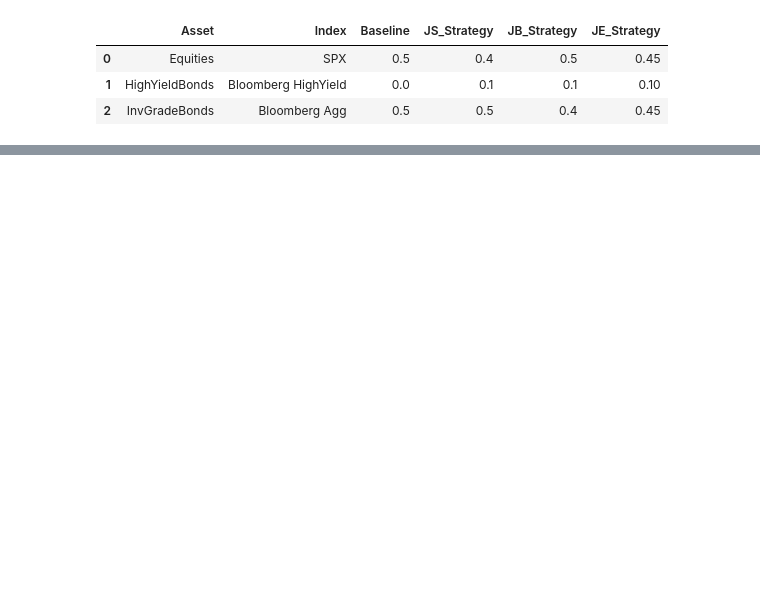
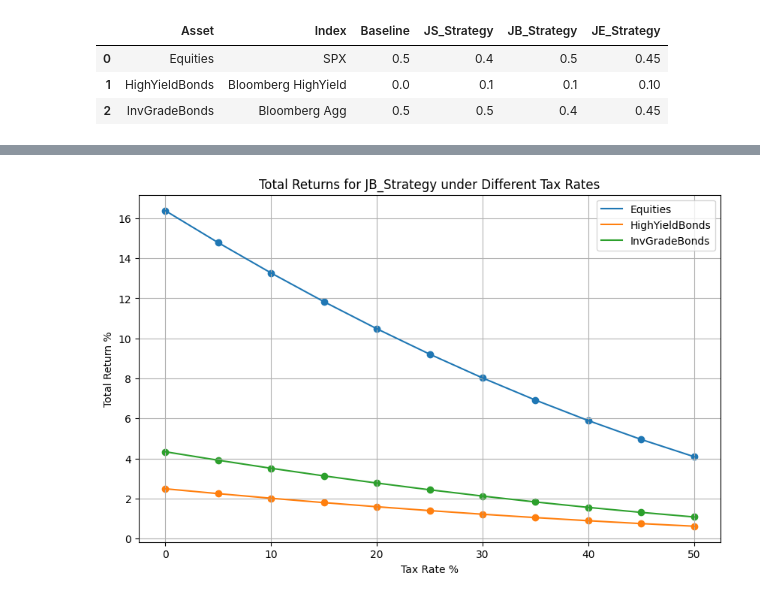
Before and after one commit to XiaozheZhangLehigh/Evaluating-the-Role-of-High-Yield-Bonds, a Jupyter notebook: tax_consideration.ipynb, the cells around one changed output, grey strips where cells are left out. Saved outputs shown, nothing was run; the diff lists cells and outputs as text; code cells hidden in the pictures; blank space fills up the shorter version.

```diff
--- a/tax_consideration.ipynb
+++ b/tax_consideration.ipynb
@@ -99,0 +485,38 @@ income and 15% capital gains tax rates reflect the more likely reality that inve
+# %%
+import numpy as np
+import matplotlib.pyplot as plt
+
+# Define the tax rates to consider
+tax_rates = np.arange(0, 51, 5)  # From 0% to 50% in steps of 5%
+
+# Function to calculate after-tax returns
+def calculate_after_tax_return(pre_tax_return, tax_rate):
+    capital_gains_tax_rate = tax_rate / 100
+    regular_income_tax_rate = tax_rate / 100
+    after_tax_return = pre_tax_return * (1 - capital_gains_tax_rate) * (1 - regular_income_tax_rate)
+    return after_tax_return
+
+# Get the total returns for JB_Strategy
+total_returns = total_ret
+
+# Calculate after-tax returns for each tax rate
+after_tax_returns = {asset_class: [] for asset_class in total_returns.keys()}
+for tax_rate in tax_rates:
+    for asset_class, total_return in total_returns.items():
+        after_tax_return = calculate_after_tax_return(total_return, tax_rate)
+        after_tax_returns[asset_class].append(after_tax_return)
+
+# Plot the results
+plt.figure(figsize=(10, 6))
+for asset_class, returns in after_tax_returns.items():
+    plt.plot(tax_rates, returns, label=asset_class)
+    plt.scatter(tax_rates, returns)  # Add dots to the plot
+
+plt.xlabel('Tax Rate %')
+plt.ylabel('Total Return %')
+plt.title('Total Returns for JB_Strategy under Different Tax Rates')
+plt.legend()
+plt.grid(True)
+plt.show()
+# %% [output]
+[figure, added]
```
Also changed, not shown: parts of 33 cells of this notebook, 3 other files.
